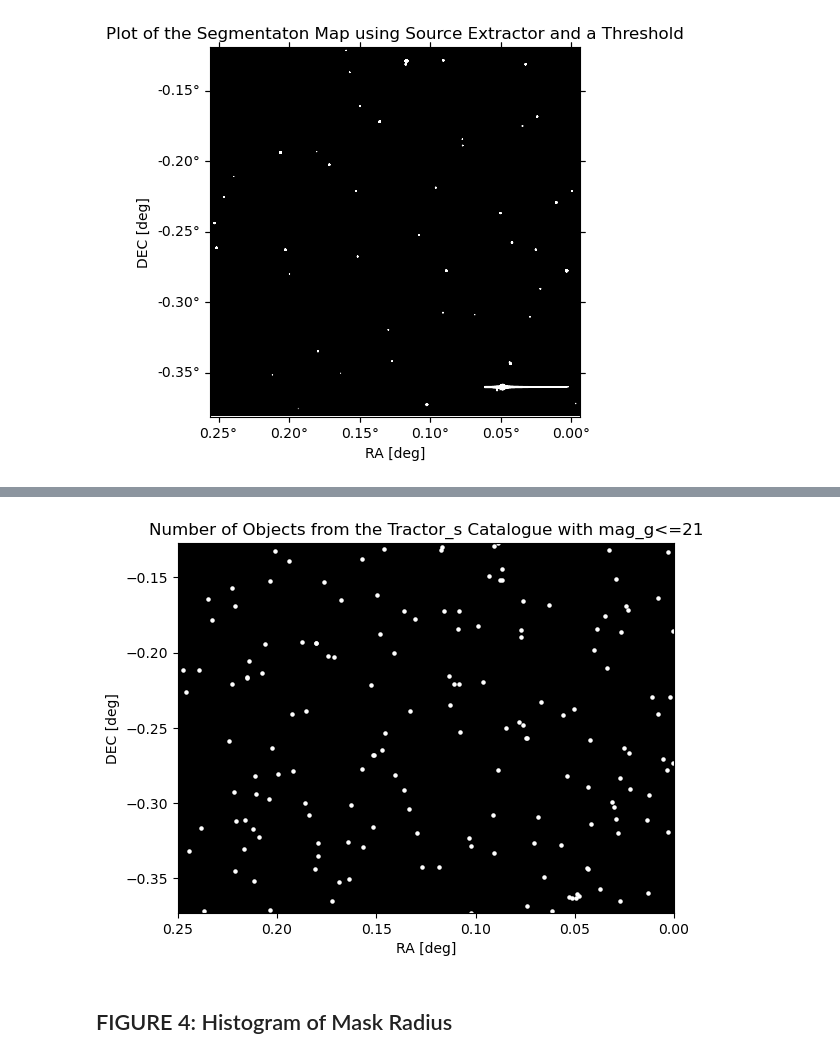
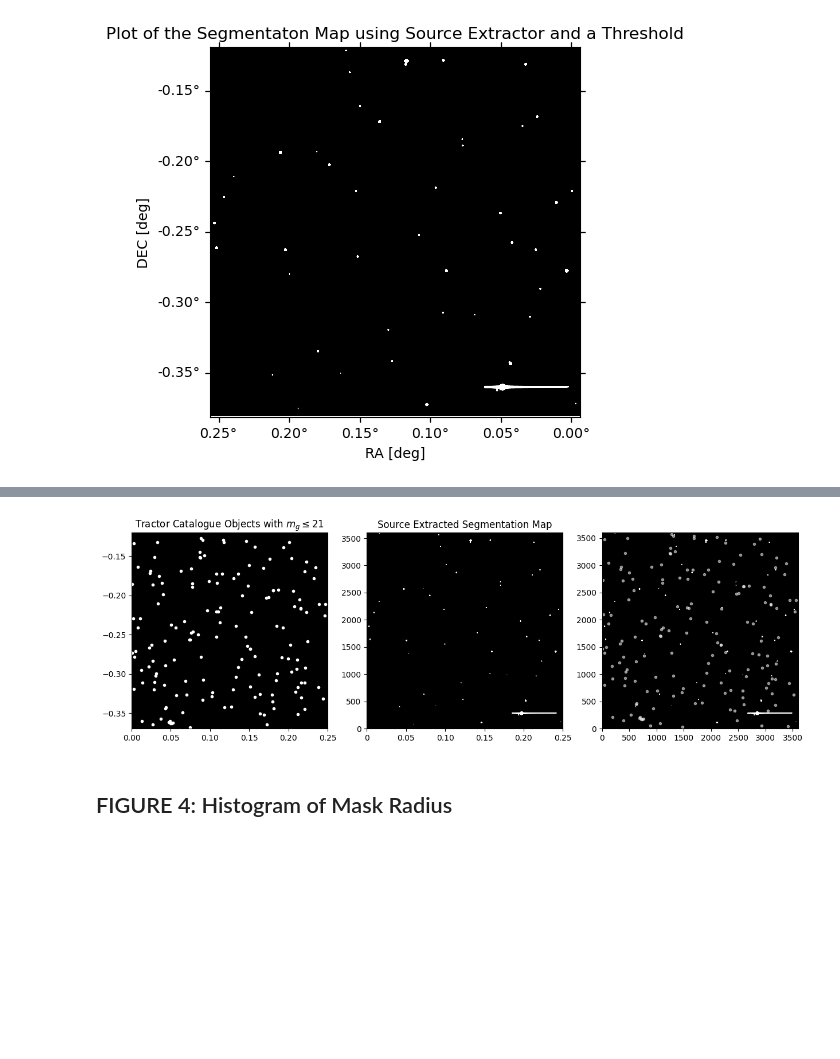
Before and after one commit to cyb0rb/WiFeS_Catalog, a Jupyter notebook: Figures_for_Report.ipynb, the cells around one changed output, grey strips where cells are left out. Saved outputs shown, nothing was run; the diff lists cells and outputs as text; code cells hidden in the pictures; blank space fills up the shorter version.

Commit message:
adding plots

```diff
--- a/Figures_for_Report.ipynb
+++ b/Figures_for_Report.ipynb
@@ -571,15 +546,26 @@ tractor_objs
-# %%
-fig,ax= plt.subplots()
-ax.set_xlim((0.25,0))
-ax.set_ylim((min(tractor_objs['dec']),max(tractor_objs['dec'])))
-ax.set_facecolor('k')
-plt.xlabel('RA [deg]')
-plt.ylabel('DEC [deg]')
-plt.scatter(tractor_objs['ra'], tractor_objs['dec'], color='w',s=5)
-plt.title('Number of Objects from the Tractor_s Catalogue with mag_g<=21')
-plt.show()
-# %% [output]
-[figure, removed]
+# %%
+fig, ax = plt.subplots(1, 3, figsize=[15,5])
+
+ax[0].set_facecolor('k')
+ax[0].plot(tractor_objs['ra'],tractor_objs['dec'],'w.')
+ax[0].set(title='Tractor Catalogue Objects with ${m_g}\leq21$')
+ax[0].set_aspect('equal')
+ax[0].set_xlim(0,0.25)
+ax[0].set_ylim(-0.37,-0.12)
+
+ax[1].imshow(seg_map, origin='lower', cmap='gray', vmin=0, vmax=1)
+ax[1].set_xticks([0,720,1440,2160,2880,3600])
+ax[1].set_xticklabels(['0','0.05','0.10','0.15','0.20','0.25'])
+#ax[1].tick_params(labelleft=False, left=False)
+ax[1].set(title="Source Extracted Segmentation Map")
+
+implot = ax[2].imshow(seg_map, origin='lower', cmap='gray', vmin=0, vmax=1)
+ax[2].set_facecolor('k')
+ax[2].plot(tractor_objs['ra']*14400,tractor_objs['dec']*14400+5400,'w.',alpha=0.5)
+ax[2].set_aspect('equal')
+plt.show()
+# %% [output]
+[figure, added]
 # %% [markdown]
 ## FIGURE 4: Histogram of Mask Radius
 # %% [markdown]
```
Also changed, not shown: parts of 3 cells of this notebook, 4 other files.
